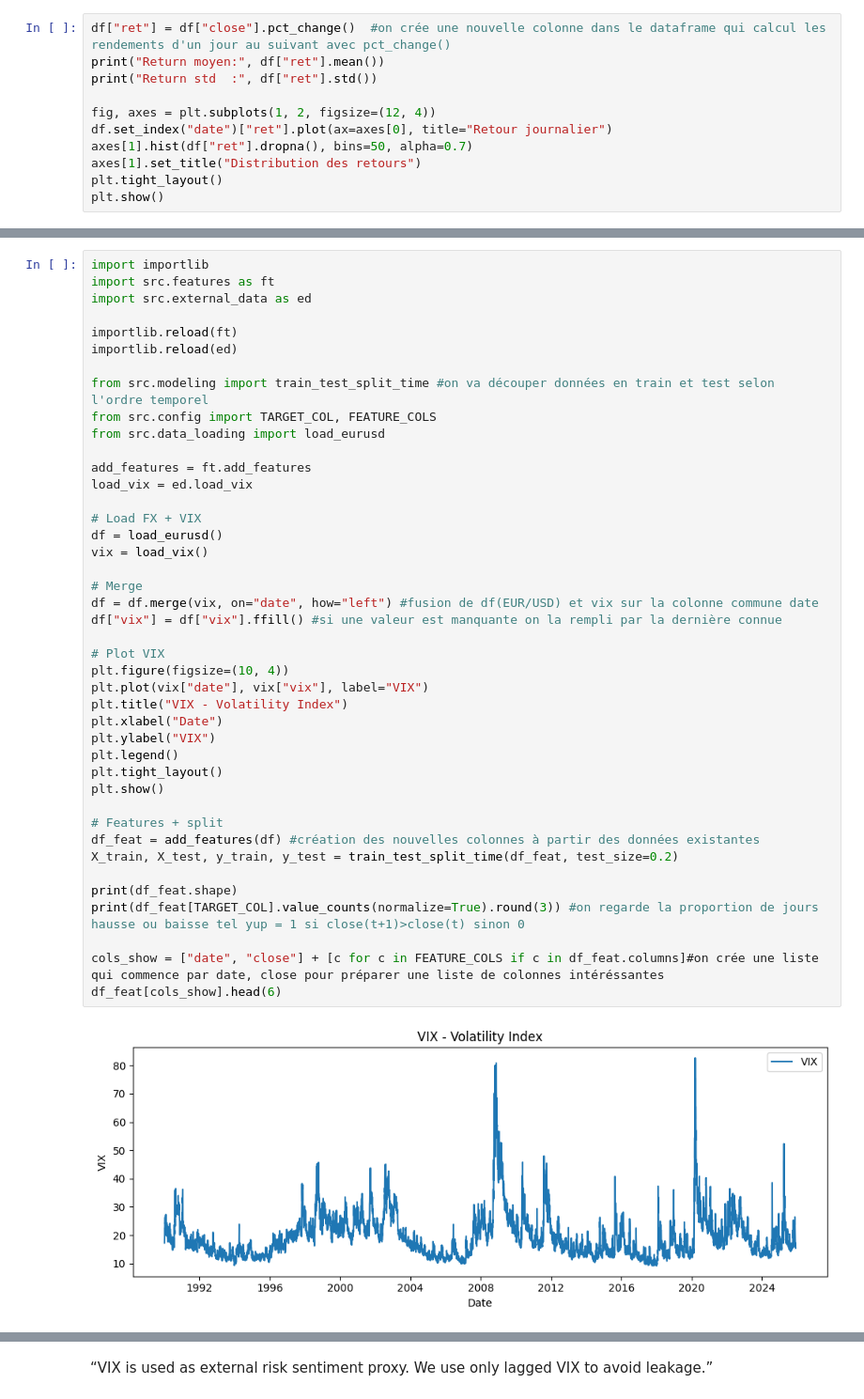
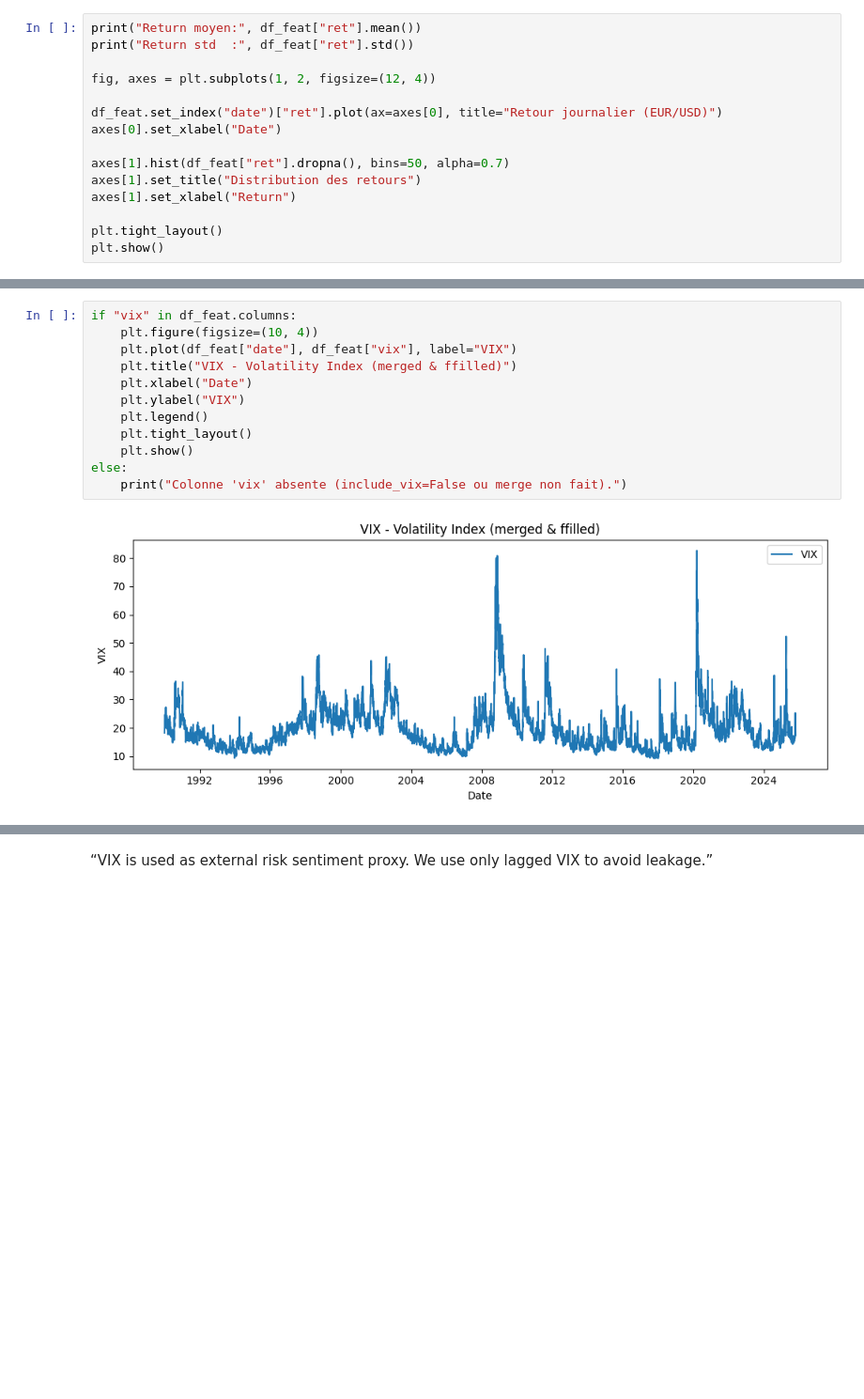
Before and after one commit to martou12/projet-ml-, a Jupyter notebook: notebooks/01_exploration_baseline.ipynb, the cells around one changed output, grey strips where cells are left out. Shown: that part at 94% size. Drawn from its saved outputs; the diff is of its cells as text; blank space fills up the shorter version.

```diff
--- a/notebooks/01_exploration_baseline.ipynb
+++ b/notebooks/01_exploration_baseline.ipynb
@@ -36,12 +39,16 @@ plt.show()
 # %%
-df["ret"] = df["close"].pct_change()  #on crée une nouvelle colonne dans le dataframe qui calcul les rendements d'un jour au suivant avec pct_change()
-print("Return moyen:", df["ret"].mean())
-print("Return std  :", df["ret"].std())
+print("Return moyen:", df_feat["ret"].mean())
+print("Return std  :", df_feat["ret"].std())
 
 fig, axes = plt.subplots(1, 2, figsize=(12, 4))
-df.set_index("date")["ret"].plot(ax=axes[0], title="Retour journalier")
-axes[1].hist(df["ret"].dropna(), bins=50, alpha=0.7)
+
+df_feat.set_index("date")["ret"].plot(ax=axes[0], title="Retour journalier (EUR/USD)")
+axes[0].set_xlabel("Date")
+
+axes[1].hist(df_feat["ret"].dropna(), bins=50, alpha=0.7)
 axes[1].set_title("Distribution des retours")
+axes[1].set_xlabel("Return")
+
 plt.tight_layout()
 plt.show()
 # %% [output]
@@ -51,44 +58,14 @@ Return std  : 0.0061291774091417365
 # %%
-import importlib
-import src.features as ft
-import src.external_data as ed
-
-importlib.reload(ft)
-importlib.reload(ed)
-
-from src.modeling import train_test_split_time #on va découper données en train et test selon l'ordre temporel
-from src.config import TARGET_COL, FEATURE_COLS
-from src.data_loading import load_eurusd
-
-add_features = ft.add_features
-load_vix = ed.load_vix
-
-# Load FX + VIX
-df = load_eurusd()
-vix = load_vix()
-
-# Merge
-df = df.merge(vix, on="date", how="left") #fusion de df(EUR/USD) et vix sur la colonne commune date
-df["vix"] = df["vix"].ffill() #si une valeur est manquante on la rempli par la dernière connue
-
-# Plot VIX
-plt.figure(figsize=(10, 4))
-plt.plot(vix["date"], vix["vix"], label="VIX")
-plt.title("VIX - Volatility Index")
-plt.xlabel("Date")
-plt.ylabel("VIX")
-plt.legend()
-plt.tight_layout()
-plt.show()
-
-# Features + split
-df_feat = add_features(df) #création des nouvelles colonnes à partir des données existantes
-X_train, X_test, y_train, y_test = train_test_split_time(df_feat, test_size=0.2)
-
-print(df_feat.shape)
-print(df_feat[TARGET_COL].value_counts(normalize=True).round(3)) #on regarde la proportion de jours hausse ou baisse tel yup = 1 si close(t+1)>close(t) sinon 0
-
-cols_show = ["date", "close"] + [c for c in FEATURE_COLS if c in df_feat.columns]#on crée une liste qui commence par date, close pour préparer une liste de colonnes intéréssantes
-df_feat[cols_show].head(6)
+if "vix" in df_feat.columns:
+    plt.figure(figsize=(10, 4))
+    plt.plot(df_feat["date"], df_feat["vix"], label="VIX")
+    plt.title("VIX - Volatility Index (merged & ffilled)")
+    plt.xlabel("Date")
+    plt.ylabel("VIX")
+    plt.legend()
+    plt.tight_layout()
+    plt.show()
+else:
+    print("Colonne 'vix' absente (include_vix=False ou merge non fait).")
 # %% [output]
-[figure, old version]
+[figure, new version]
```
Also changed, not shown: parts of 9 cells of this notebook, 11 other files.
